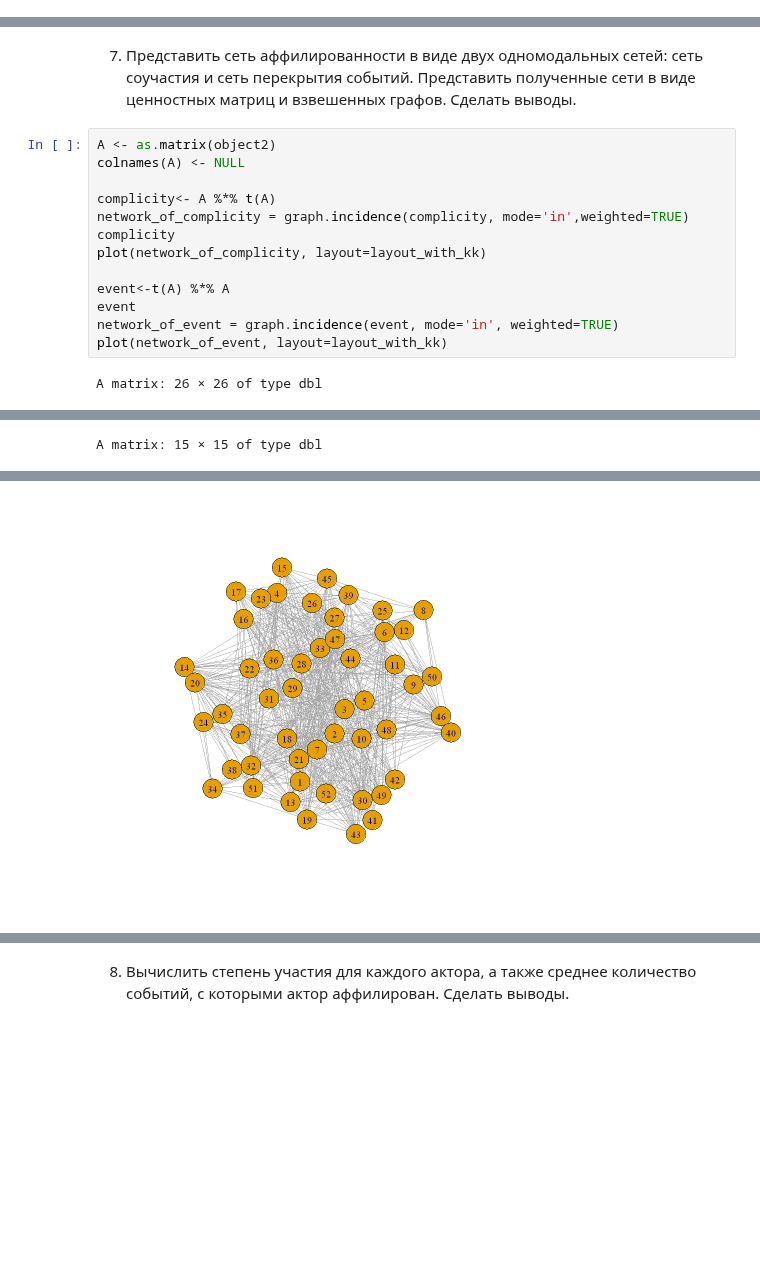
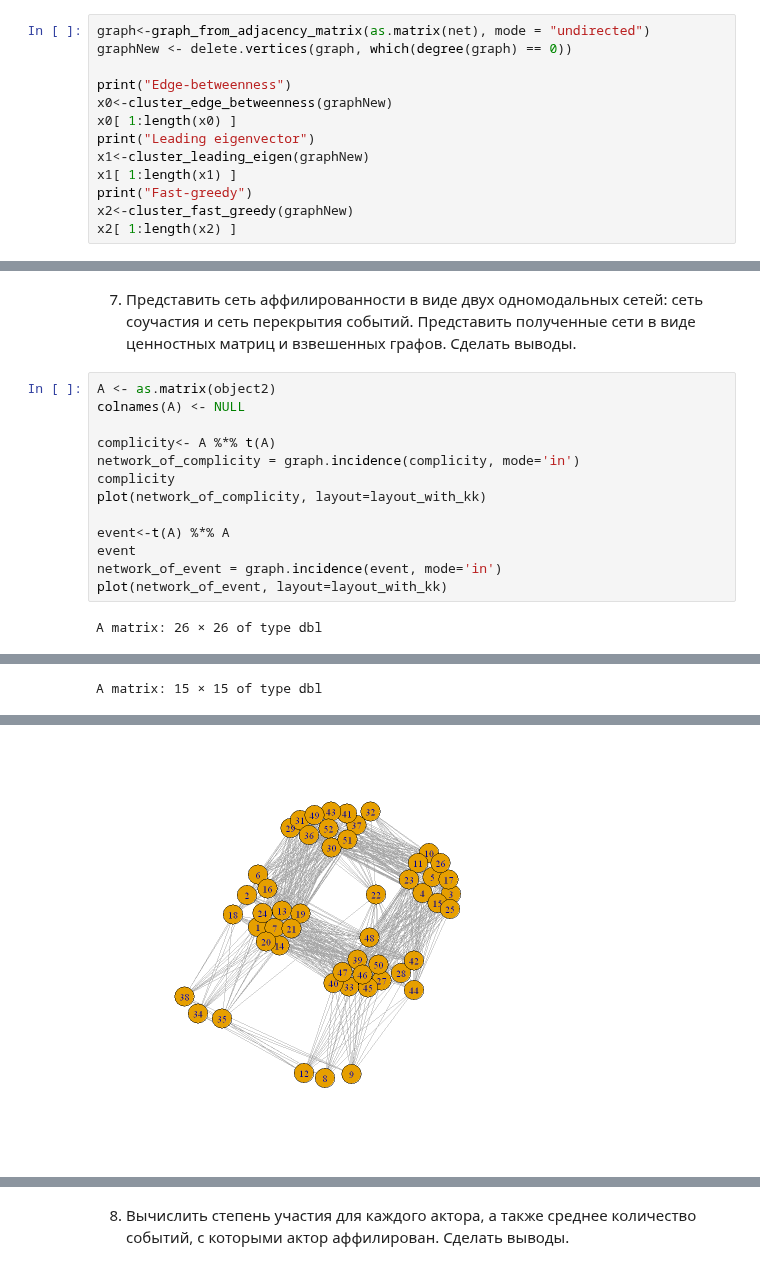
Before and after one commit to the-mvi/nta-2022, a Jupyter notebook: 0381_Zakharov_FS/task2.ipynb, the cells around one changed output, grey strips where cells are left out. Saved outputs shown, nothing was run; the diff lists cells and outputs as text; blank space fills up the shorter version.

```diff
--- a/0381_Zakharov_FS/task2.ipynb
+++ b/0381_Zakharov_FS/task2.ipynb
@@ -264,0 +266,13 @@ $`2-core`
+# %%
+graph<-graph_from_adjacency_matrix(as.matrix(net), mode = "undirected")
+graphNew <- delete.vertices(graph, which(degree(graph) == 0))
+
+print("Edge-betweenness")
+x0<-cluster_edge_betweenness(graphNew)
+x0[ 1:length(x0) ]
+print("Leading eigenvector")
+x1<-cluster_leading_eigen(graphNew)
+x1[ 1:length(x1) ]
+print("Fast-greedy")
+x2<-cluster_fast_greedy(graphNew)
+x2[ 1:length(x2) ]
@@ -318,13 +365,13 @@ A <- as.matrix(object2)
 colnames(A) <- NULL
 
 complicity<- A %*% t(A)
-network_of_complicity = graph.incidence(complicity, mode='in',weighted=TRUE)
+network_of_complicity = graph.incidence(complicity, mode='in')
 complicity
 plot(network_of_complicity, layout=layout_with_kk)
 
 event<-t(A) %*% A
 event
-network_of_event = graph.incidence(event, mode='in', weighted=TRUE)
+network_of_event = graph.incidence(event, mode='in')
 plot(network_of_event, layout=layout_with_kk)
 # %% [output]
 A matrix: 26 × 26 of type dbl
@@ -333,31 +380,31 @@ A matrix: 26 × 26 of type dbl
 | 1 | 1 | 2 | 1 | 1 | 1 | 1 | 0 | 0 | 1 | ⋯ | 2 | ... |
 | 1 | 1 | 1 | 3 | 1 | 2 | 1 | 0 | 0 | 1 | ⋯ | 3 | ... |
 | 1 | 1 | 1 | 1 | 3 | 2 | 1 | 0 | 0 | 1 | ⋯ | 1 | ... |
 | 1 | 1 | 1 | 2 | 2 | 3 | 1 | 0 | 0 | 1 | ⋯ | 2 | ... |
 | 2 | 1 | 1 | 1 | 1 | 1 | 4 | 2 | 2 | 1 | ⋯ | 2 | ... |
 | 1 | 1 | 0 | 0 | 0 | 0 | 2 | 3 | 2 | 0 | ⋯ | 0 | ... |
 | 1 | 0 | 0 | 0 | 0 | 0 | 2 | 2 | 4 | 0 | ⋯ | 0 | ... |
 | 2 | 1 | 1 | 1 | 1 | 1 | 1 | 0 | 0 | 2 | ⋯ | 1 | ... |
 | ... | ... | ... | ... | ... | ... | ... | ... | ... | ... | ... | ... | ... |
 | 1 | 1 | 1 | 2 | 1 | 1 | 1 | 0 | 1 | 1 | ⋯ | 2 | ... |
 | 1 | 1 | 1 | 3 | 1 | 2 | 1 | 0 | 0 | 1 | ⋯ | 3 | ... |
 | 2 | 1 | 1 | 2 | 1 | 1 | 2 | 1 | 2 | 1 | ⋯ | 2 | ... |
 | 1 | 1 | 1 | 2 | 2 | 2 | 1 | 0 | 0 | 1 | ⋯ | 2 | ... |
 | 1 | 1 | 2 | 2 | 1 | 2 | 1 | 0 | 0 | 1 | ⋯ | 3 | ... |
 A matrix: 15 × 15 of type dbl
 | 3 | 0 | 2 | 3 | 0 | 1 | 1 | 1 | 1 | 1 | 0 | 0 | ... |
 | 0 | 11 | 11 | 2 | 1 | 3 | 0 | 1 | 1 | 0 | 3 | 3 | ... |
 | 2 | 11 | 22 | 8 | 3 | 4 | 2 | 3 | 5 | 1 | 4 | 4 | ... |
 | 3 | 2 | 8 | 12 | 1 | 1 | 3 | 2 | 4 | 3 | 3 | 2 | ... |
 | 0 | 1 | 3 | 1 | 3 | 0 | 1 | 0 | 1 | 0 | 1 | 1 | ... |
 | 1 | 3 | 4 | 1 | 0 | 4 | 0 | 1 | 0 | 0 | 0 | 0 | ... |
 | 1 | 0 | 2 | 3 | 1 | 0 | 4 | 0 | 1 | 1 | 0 | 0 | ... |
 | 1 | 1 | 3 | 2 | 0 | 1 | 0 | 4 | 0 | 1 | 0 | 0 | ... |
 | 1 | 1 | 5 | 4 | 1 | 0 | 1 | 0 | 6 | 0 | 0 | 1 | ... |
 | 1 | 0 | 1 | 3 | 0 | 0 | 1 | 1 | 0 | 3 | 1 | 0 | ... |
 | 0 | 3 | 4 | 3 | 1 | 0 | 0 | 0 | 0 | 1 | 4 | 2 | ... |
 | 0 | 3 | 4 | 2 | 1 | 0 | 0 | 0 | 1 | 0 | 2 | 5 | ... |
 | 0 | 3 | 4 | 2 | 0 | 1 | 0 | 0 | 1 | 0 | 1 | 2 | ... |
 | 0 | 2 | 3 | 0 | 0 | 1 | 0 | 1 | 0 | 0 | 0 | 0 | ... |
 | 1 | 6 | 8 | 4 | 1 | 3 | 0 | 1 | 1 | 0 | 3 | 3 | ... |
-[figure, old version]
+[figure, new version]
```
Also changed, not shown: parts of 19 cells of this notebook, 1 other file.
